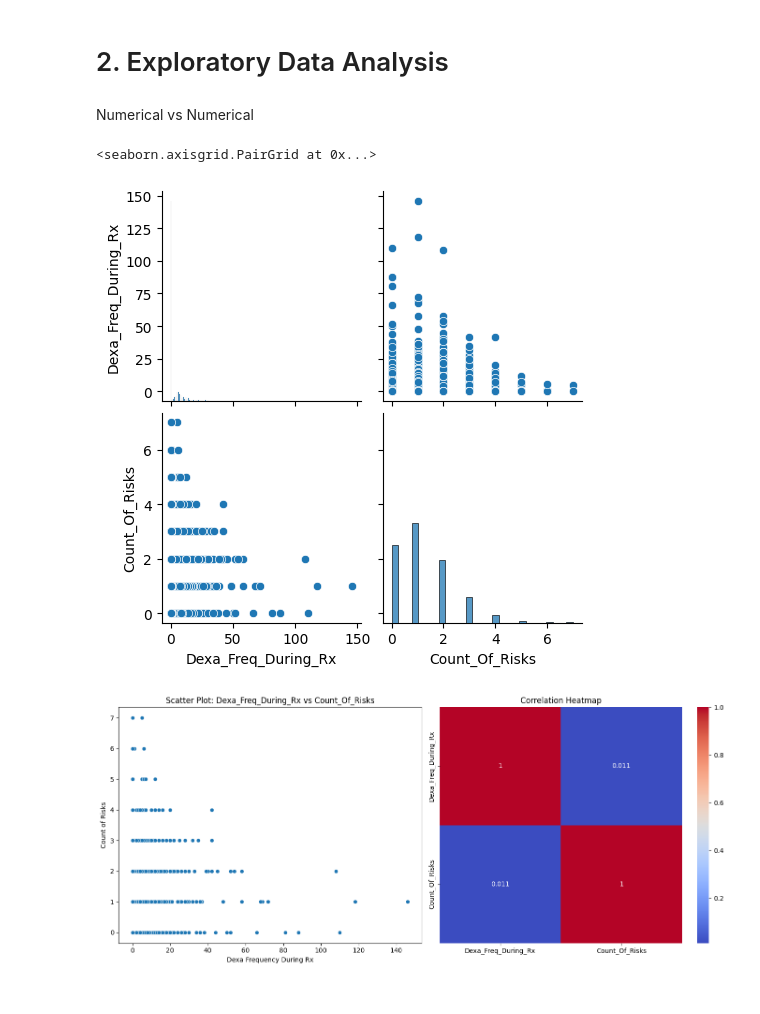
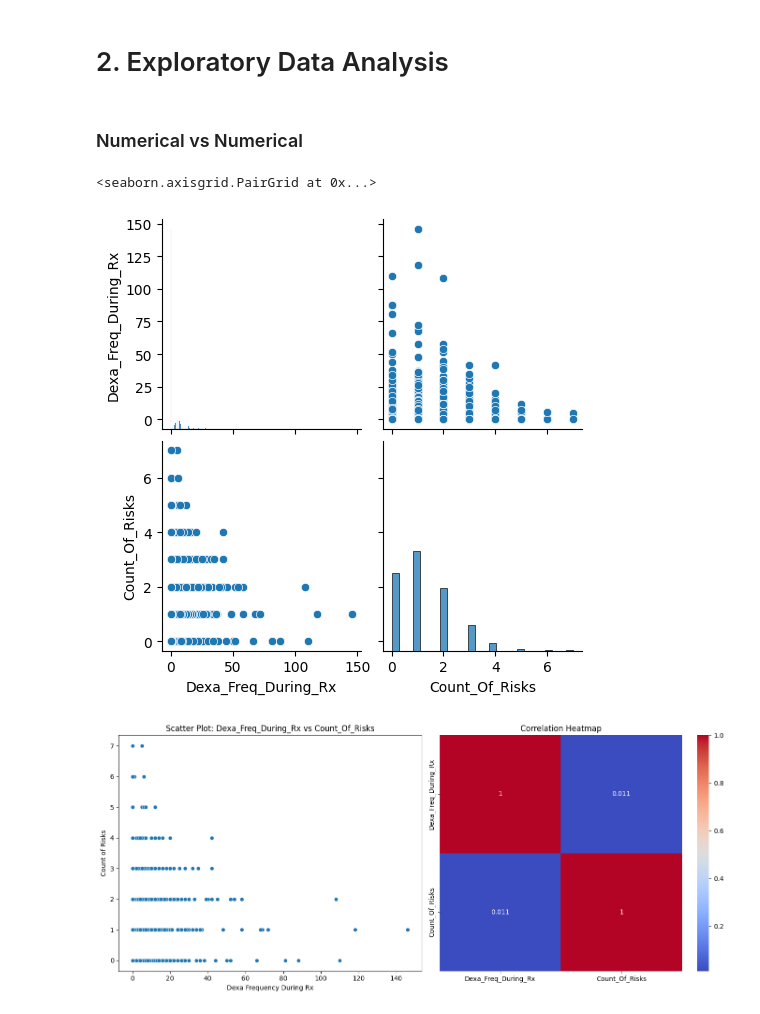
Before and after one commit to Yushamsi/Healthcare-Drug-Classification-EDA, a Jupyter notebook: Data Cleaning + EDA Analysis - Week 9 & 10.ipynb, the cells around one changed output. Cells and saved outputs as stored; diff of their text form; code cells hidden in the pictures.

```diff
--- a/Analysis.ipynb
+++ b/Data Cleaning + EDA Analysis - Week 9 & 10.ipynb
@@ -370,12 +370,12 @@ display(health_data_preprocessed)
 # %% [markdown]
 # 2. Exploratory Data Analysis
 # %% [markdown]
-Numerical vs Numerical
+### Numerical vs Numerical
 # %%
-sns.pairplot(data=health_data)
+sns.pairplot(data=health_data_preprocessed)
 # %% [output]
 <seaborn.axisgrid.PairGrid at 0x...>
-[figure, old version]
+[figure, new version]
 # %%
 # Create a figure to hold the plots
 fig, ax = plt.subplots(1, 2, figsize=(14, 6))
```
Also changed, not shown: parts of 33 cells of this notebook, 4 other files.
